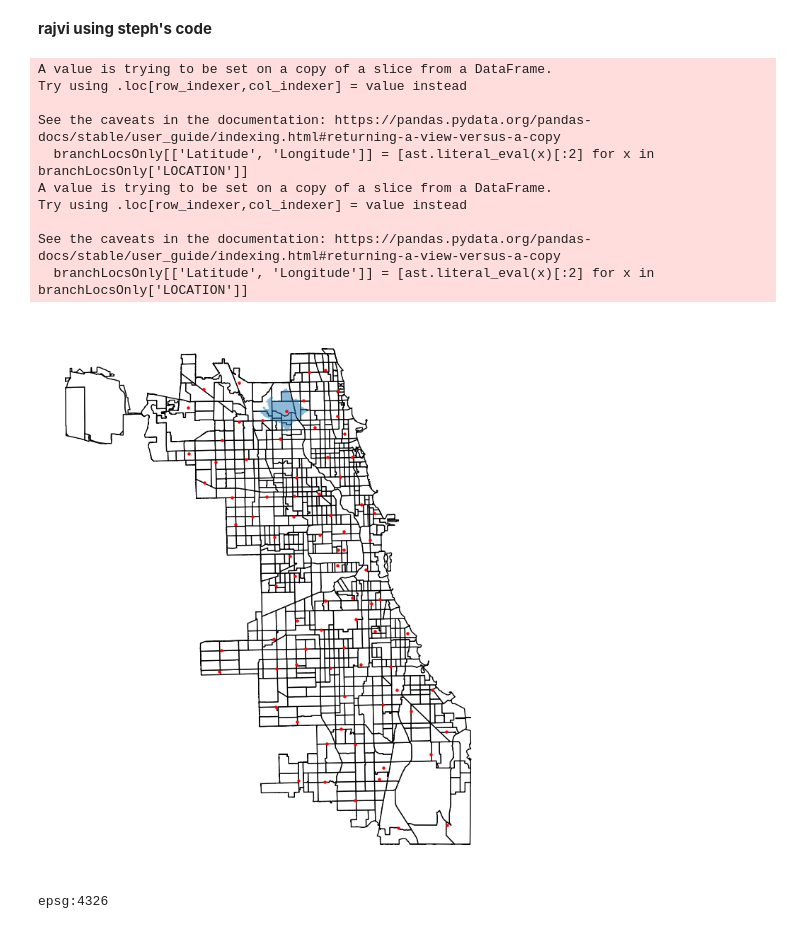
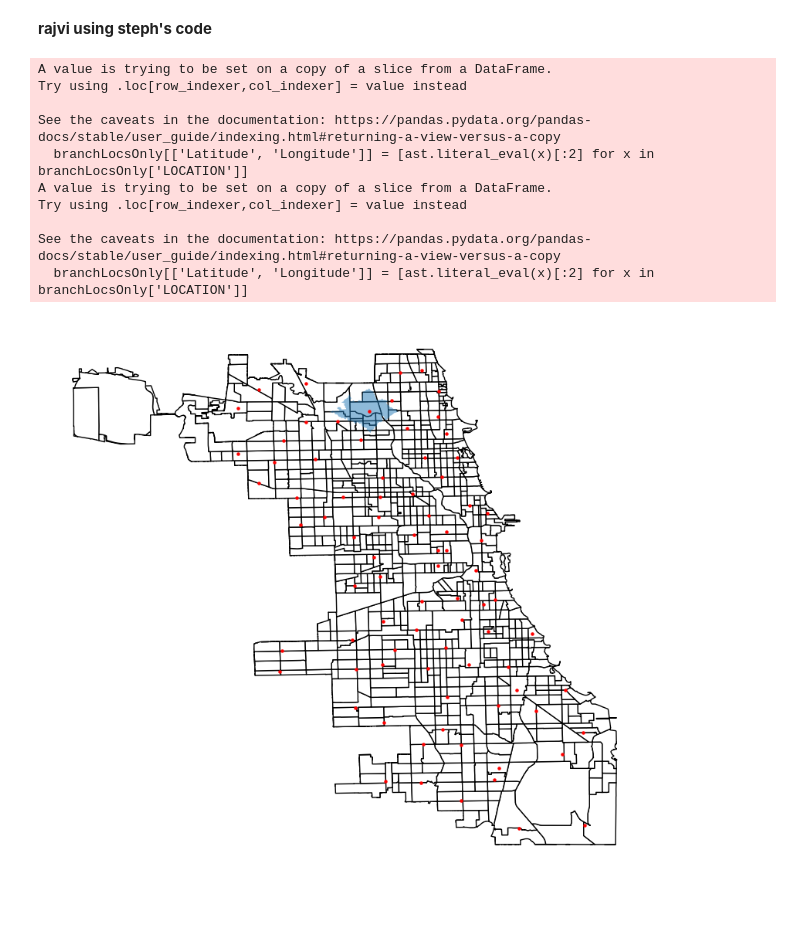
Before and after one commit to uchicago-dsi/cpl_project, a Jupyter notebook: can-summer-2023/api things/rajvi_use_mapbox_api.ipynb, the cells around one changed output. Cells and saved outputs as stored; diff of their text form; code cells hidden in the pictures.

```diff
--- a/can-summer-2023/api things/rajvi_use_mapbox_api.ipynb
+++ b/can-summer-2023/api things/rajvi_use_mapbox_api.ipynb
@@ -42,45 +42,49 @@ api_response = api.get_data((branchRadii.loc[0,'LATITUDE'],branchRadii.loc[0,'LO
 branchRadii.loc[0,'geometry'] = shape(api_response)
 # %%
 # this line makes a copy of the ageOnly data frame so we can manipulate without affecting our primary dataset
-censusTracts = populationDemographics[['geoid','geometry','qualifying name', 'current land area (sq. m)']]
+censusTracts = populationDemographics[['geoid','geometry','qualifying name', 'current land area (sq. m)', 'current water area (sq. m)', ]]
 branchLocsOnly=branches[['BRANCH','LOCATION']]
 
 # the following converts the data frame to a geo data frame and plots estimated percent of retired members of each community
 censusTracts = gpd.GeoDataFrame(
     censusTracts.loc[:, [c for c in censusTracts.columns if c != "geometry"]],
     geometry=gpd.GeoSeries.from_wkt(censusTracts["geometry"]),
-    crs="epsg:4326",
+    #crs="epsg:4326",
+    crs="epsg:32633",
     )
 
-branchLocsOnly.crs = 'EPSG:4326'
+#branchLocsOnly.crs = 'EPSG:4326'
+branchLocsOnly.crs = 'EPSG:32633'
 branchLocsOnly[['Latitude', 'Longitude']] = [ast.literal_eval(x)[:2] for x in branchLocsOnly['LOCATION']]
 branchLocsOnly = branchLocsOnly.drop(columns='LOCATION')
 #branchLocsOnly.head()
 
+#branchRadii = branchRadii.set_crs('epsg:4326')
+branchRadii = branchRadii.set_crs('epsg:32633')
+
 branchLocsOnly = gpd.GeoDataFrame(
-    branchLocsOnly, geometry=gpd.points_from_xy(branchLocsOnly.Longitude, branchLocsOnly.Latitude), crs="EPSG:4326")
-
+    #branchLocsOnly, geometry=gpd.points_from_xy(branchLocsOnly.Longitude, branchLocsOnly.Latitude), crs="EPSG:4326")
+    branchLocsOnly, geometry=gpd.points_from_xy(branchLocsOnly.Longitude, branchLocsOnly.Latitude), crs="EPSG:32633")
 
 fig, ax = plt.subplots(1, figsize=(10, 10))
 base = censusTracts.plot(ax=ax, color='white', edgecolor='black')
 ax.axis('off')
 
 branchRadii.plot(ax=base, alpha = .5)
 branchLocsOnly.plot(ax=base, marker='o', color='red', markersize=5);
 # %% [output]
 A value is trying to be set on a copy of a slice from a DataFrame.
 Try using .loc[row_indexer,col_indexer] = value instead
 
 See the caveats in the documentation: https://pandas.pydata.org/pandas-docs/stable/user_guide/indexing.html#returning-a-view-versus-a-copy
   branchLocsOnly[['Latitude', 'Longitude']] = [ast.literal_eval(x)[:2] for x in branchLocsOnly['LOCATION']]
 A value is trying to be set on a copy of a slice from a DataFrame.
 Try using .loc[row_indexer,col_indexer] = value instead
 
 See the caveats in the documentation: https://pandas.pydata.org/pandas-docs/stable/user_guide/indexing.html#returning-a-view-versus-a-copy
   branchLocsOnly[['Latitude', 'Longitude']] = [ast.literal_eval(x)[:2] for x in branchLocsOnly['LOCATION']]
-[figure, old version]
+[figure, new version]
 # %%
-branchRadii = branchRadii.set_crs('epsg:4326')
-print(branchRadii.crs)
+#print(branchRadii.crs)
+#print(branchRadii.area/10**6)
+#branchRadii.head(5)
-# %% [output]
-epsg:4326
```
Also changed, not shown: parts of 5 cells of this notebook.
